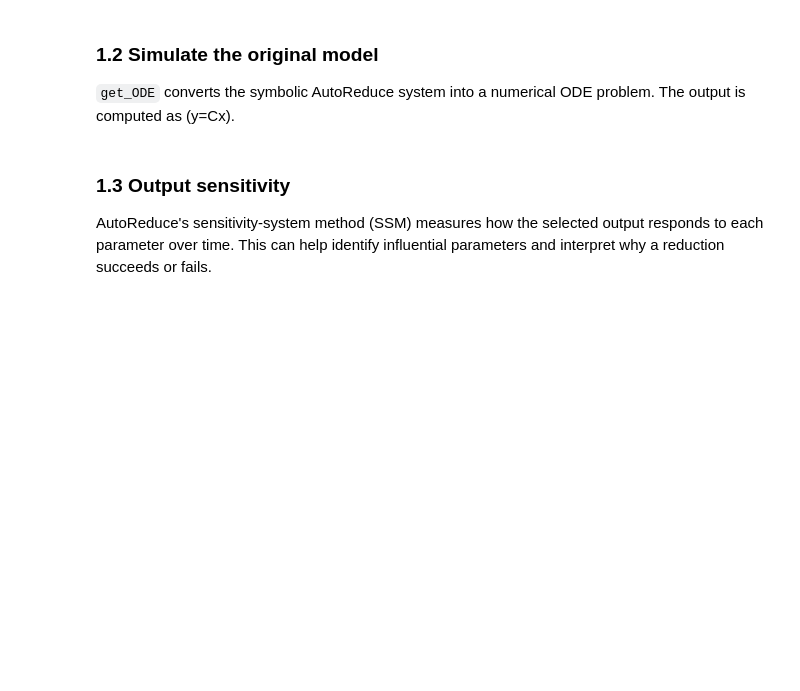
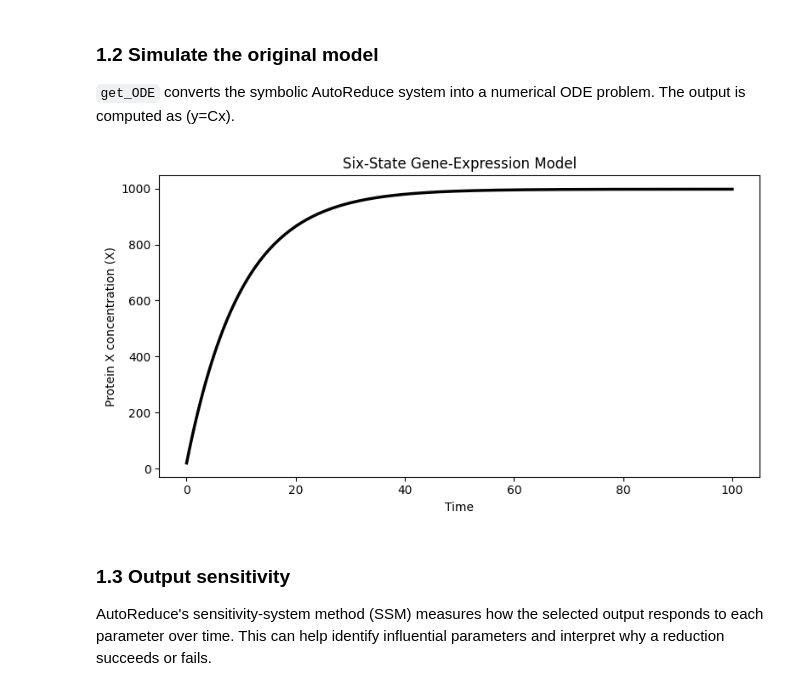
Before and after one commit to ayush9pandey/AutoReduce, a Jupyter notebook: examples/biological/Exploration of gene expression models.ipynb, the cells around one changed output. Cells and saved outputs as stored; diff of their text form; code cells hidden in the pictures; blank space fills up the shorter version.

Commit message:
Update gene expression model notebook and plots

```diff
--- a/examples/biological/Exploration of gene expression models.ipynb
+++ b/examples/biological/Exploration of gene expression models.ipynb
@@ -112,23 +115,25 @@ protein_system = System(
 # %%
 protein_timepoints = np.linspace(0.0, 100.0, 200)
 protein_full_ode = get_ODE(protein_system, protein_timepoints)
 protein_full_solution = protein_full_ode.solve_system().T
 protein_full_output = np.ravel(
     np.asarray(protein_system.C) @ protein_full_solution
 )
 
 plt.figure(figsize=(8, 4.5))
 plt.plot(
     protein_timepoints,
     protein_full_output,
     color="black",
     linewidth=2.5,
 )
 plt.xlabel("Time")
-plt.ylabel("Protein X")
-plt.title("Six-State Protein-Expression Model")
+plt.ylabel("Protein X concentration (X)")
+plt.title("Six-State Gene-Expression Model")
 plt.tight_layout()
 plt.show()
+# %% [output]
+[figure, added]
 # %% [markdown]
 ### 1.3 Output sensitivity
 
```
Also changed, not shown: parts of 15 cells of this notebook.
